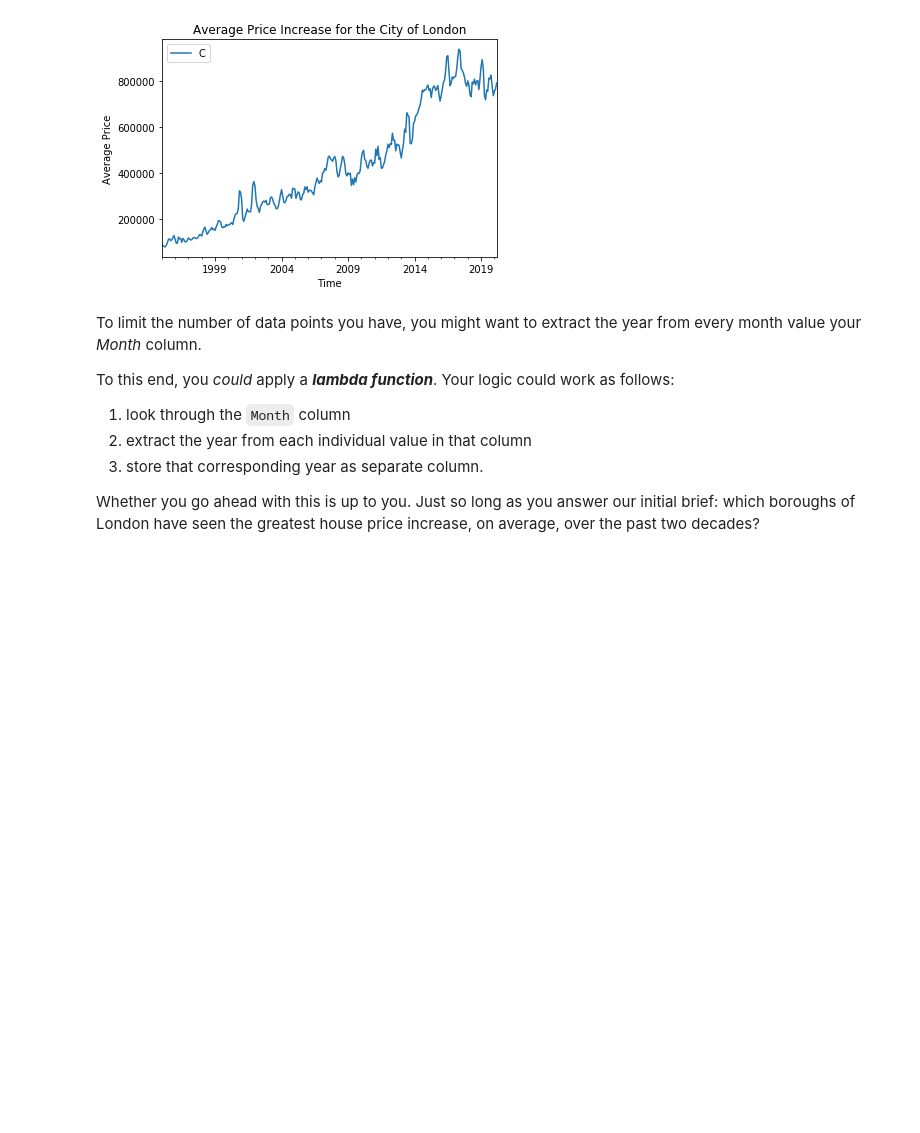
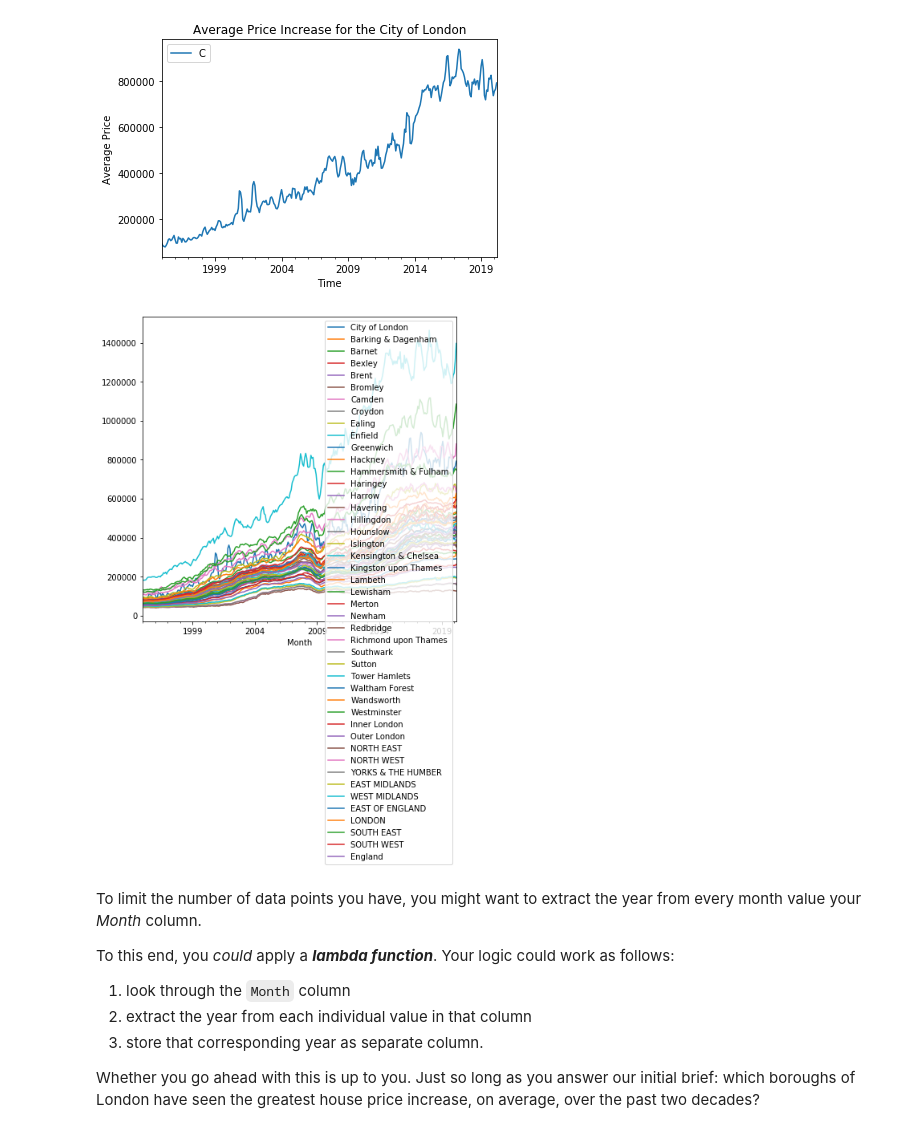
Before and after one commit to gracetang770/DSC-projects, a Jupyter notebook: Unit 4 Challenge - Tier 3_Grace_Tang.ipynb, the cells around one changed output. Saved outputs shown, nothing was run; the diff lists cells and outputs as text; code cells hidden in the pictures; blank space fills up the shorter version.

Commit message:
Unit 4.3 homework, plotted all the boroughs and stacked them.

```diff
--- a/Unit 4 Challenge - Tier 3_Grace_Tang.ipynb
+++ b/Unit 4 Challenge - Tier 3_Grace_Tang.ipynb
@@ -275,6 +275,28 @@ E09000001  City of London 2020-03-01         792583
 
 [303 rows x 3 columns]
 [figure]
+# %%
+#Now try to plot all the boroughs and stack them (*note: this is follow-up exercise after mentor call, 25 Jul 2020)
+#Try the following:
+#fig, ax = plt.subplots(figsize=(7,7))
+#df_queens[‘blah’].plot(ax=ax)
+#df_brooklyn[‘blah’].plot(ax=ax)
+
+fig, ax = plt.subplots(figsize=(7,7))
+
+df=properties_4
+boroughs_list = df.Borough.unique()
+
+for i in boroughs_list:
+    sub_df = df[(df.Borough == i)]
+    sub_df.columns = ['Borough', 'Month', i]
+    sub_df = sub_df.set_index(sub_df['Month'])
+    sub_df.iloc[:,2].plot(ax=ax, legend=True)
+
+
+plt.show()
+# %% [output]
+[figure, added]
 # %% [markdown]
 To limit the number of data points you have, you might want to extract the year from every month value your *Month* column.
 
```
Also changed, not shown: parts of 2 cells of this notebook.
